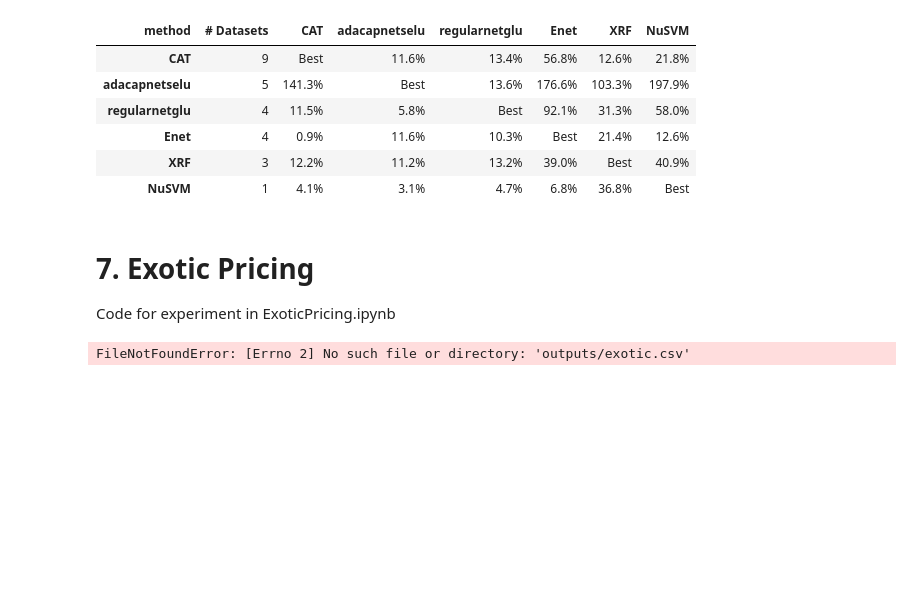
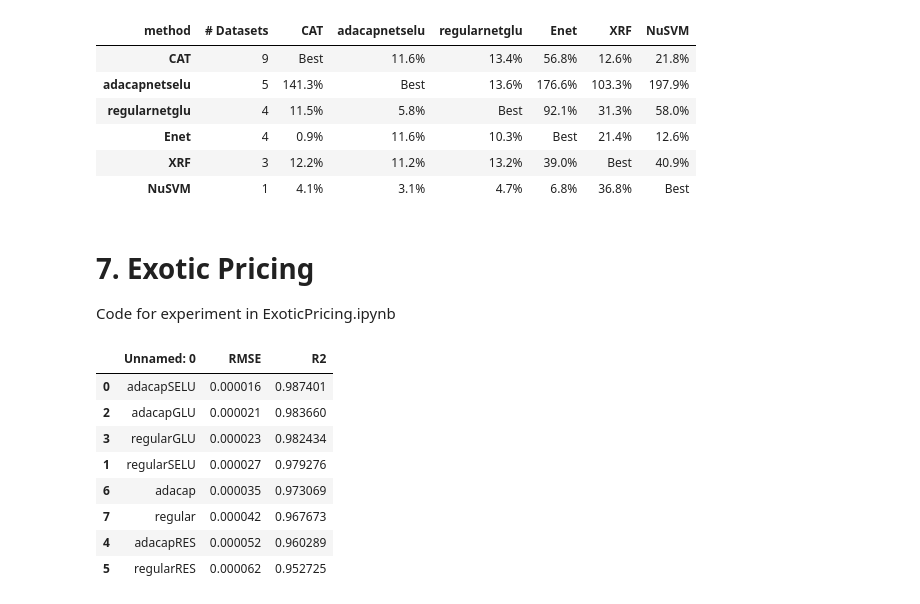
Before and after one commit to anonymoussubmission8149/anonymoussubmission8149, a Jupyter notebook: Display_Results.ipynb, the cells around one changed output. Saved outputs shown, nothing was run; the diff lists cells and outputs as text; code cells hidden in the pictures; blank space fills up the shorter version.

```diff
--- a/Display_Results.ipynb
+++ b/Display_Results.ipynb
@@ -591,13 +591,21 @@ final_format
 | Enet | 4 | 0.9% | 11.6% | 10.3% | Best | 21.4% | 12.6% |
 | XRF | 3 | 12.2% | 11.2% | 13.2% | 39.0% | Best | 40.9% |
 | NuSVM | 1 | 4.1% | 3.1% | 4.7% | 6.8% | 36.8% | Best |
-# %% [markdown]
-# 7. Exotic Pricing
-
-Code for experiment in ExoticPricing.ipynb
-# %%
-princings = pd.read_csv("outputs/exotic.csv")
-
-pricings.sort_values("RMSE")
-# %% [output]
-FileNotFoundError: [Errno 2] No such file or directory: 'outputs/exotic.csv'
+# %% [markdown]
+# 7. Exotic Pricing
+
+Code for experiment in ExoticPricing.ipynb
+# %%
+pricings = pd.read_csv("results/exotic.csv")
+
+pricings.sort_values("RMSE")
+# %% [output]
+|  | Unnamed: 0 | RMSE | R2 |
+| 0 | adacapSELU | 0.000016 | 0.987401 |
+| 2 | adacapGLU | 0.000021 | 0.983660 |
+| 3 | regularGLU | 0.000023 | 0.982434 |
+| 1 | regularSELU | 0.000027 | 0.979276 |
+| 6 | adacap | 0.000035 | 0.973069 |
+| 7 | regular | 0.000042 | 0.967673 |
+| 4 | adacapRES | 0.000052 | 0.960289 |
+| 5 | regularRES | 0.000062 | 0.952725 |
```
